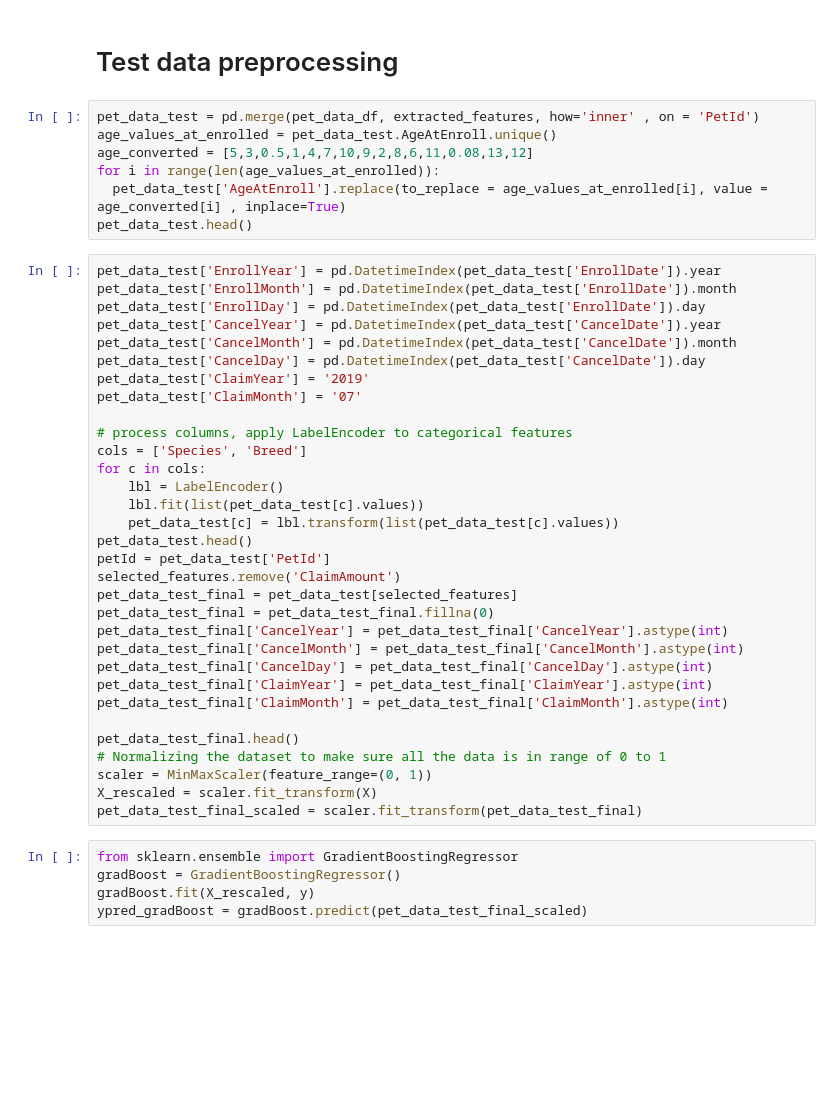
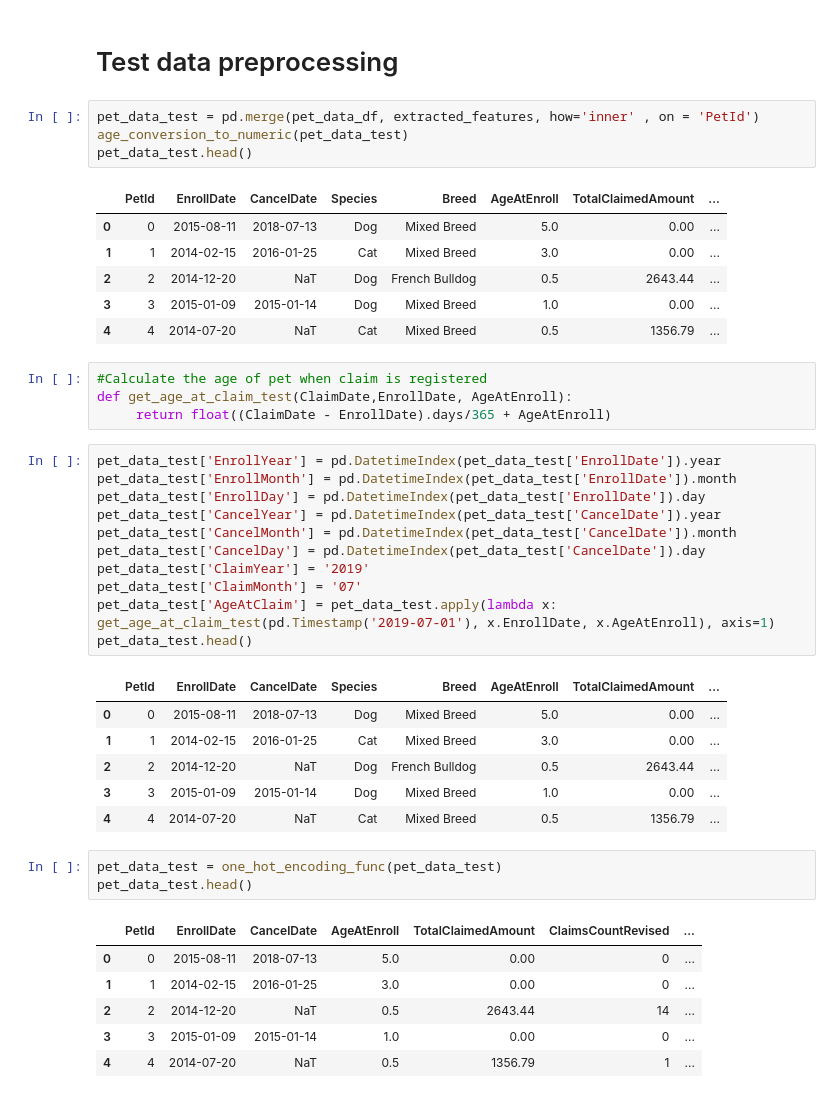
Before and after one commit to aptr288/Claim_prediction, a Jupyter notebook: Claim_Prediction_Codebase_Final.ipynb, the cells around one changed output. Drawn from its saved outputs; the diff is of its cells as text; blank space fills up the shorter version.

```diff
--- a/Claim_Prediction_Codebase_Final.ipynb
+++ b/Claim_Prediction_Codebase_Final.ipynb
@@ -511,12 +513,20 @@ print('Root Mean Squared Error:', np.sqrt(metrics.mean_squared_error(y_test, yde
 # %% [markdown]
 # Test data preprocessing
-# %%
-pet_data_test = pd.merge(pet_data_df, extracted_features, how='inner' , on = 'PetId')
-age_values_at_enrolled = pet_data_test.AgeAtEnroll.unique()
-age_converted = [5,3,0.5,1,4,7,10,9,2,8,6,11,0.08,13,12]
-for i in range(len(age_values_at_enrolled)):
-  pet_data_test['AgeAtEnroll'].replace(to_replace = age_values_at_enrolled[i], value = age_converted[i] , inplace=True)
-pet_data_test.head()
+# %%
+pet_data_test = pd.merge(pet_data_df, extracted_features, how='inner' , on = 'PetId')
+age_conversion_to_numeric(pet_data_test)
+pet_data_test.head()
+# %% [output]
+|  | PetId | EnrollDate | CancelDate | Species | Breed | AgeAtEnroll | TotalClaimedAmount | ... |
+| 0 | 0 | 2015-08-11 | 2018-07-13 | Dog | Mixed Breed | 5.0 | 0.00 | ... |
+| 1 | 1 | 2014-02-15 | 2016-01-25 | Cat | Mixed Breed | 3.0 | 0.00 | ... |
+| 2 | 2 | 2014-12-20 | NaT | Dog | French Bulldog | 0.5 | 2643.44 | ... |
+| 3 | 3 | 2015-01-09 | 2015-01-14 | Dog | Mixed Breed | 1.0 | 0.00 | ... |
+| 4 | 4 | 2014-07-20 | NaT | Cat | Mixed Breed | 0.5 | 1356.79 | ... |
+# %%
+#Calculate the age of pet when claim is registered
+def get_age_at_claim_test(ClaimDate,EnrollDate, AgeAtEnroll):
+     return float((ClaimDate - EnrollDate).days/365 + AgeAtEnroll)
 # %%
 pet_data_test['EnrollYear'] = pd.DatetimeIndex(pet_data_test['EnrollDate']).year
 pet_data_test['EnrollMonth'] = pd.DatetimeIndex(pet_data_test['EnrollDate']).month
@@ -526,31 +536,22 @@ pet_data_test['CancelMonth'] = pd.DatetimeIndex(pet_data_test['CancelDate']).mon
 pet_data_test['CancelDay'] = pd.DatetimeIndex(pet_data_test['CancelDate']).day
 pet_data_test['ClaimYear'] = '2019'
 pet_data_test['ClaimMonth'] = '07'
-
-# process columns, apply LabelEncoder to categorical features
-cols = ['Species', 'Breed']
-for c in cols:
-    lbl = LabelEncoder()
-    lbl.fit(list(pet_data_test[c].values))
-    pet_data_test[c] = lbl.transform(list(pet_data_test[c].values))
+pet_data_test['AgeAtClaim'] = pet_data_test.apply(lambda x: get_age_at_claim_test(pd.Timestamp('2019-07-01'), x.EnrollDate, x.AgeAtEnroll), axis=1)
 pet_data_test.head()
-petId = pet_data_test['PetId']
-selected_features.remove('ClaimAmount')
-pet_data_test_final = pet_data_test[selected_features]
-pet_data_test_final = pet_data_test_final.fillna(0)
-pet_data_test_final['CancelYear'] = pet_data_test_final['CancelYear'].astype(int)
-pet_data_test_final['CancelMonth'] = pet_data_test_final['CancelMonth'].astype(int)
-pet_data_test_final['CancelDay'] = pet_data_test_final['CancelDay'].astype(int)
-pet_data_test_final['ClaimYear'] = pet_data_test_final['ClaimYear'].astype(int)
-pet_data_test_final['ClaimMonth'] = pet_data_test_final['ClaimMonth'].astype(int)
-
-pet_data_test_final.head()
-# Normalizing the dataset to make sure all the data is in range of 0 to 1
-scaler = MinMaxScaler(feature_range=(0, 1))
-X_rescaled = scaler.fit_transform(X)
-pet_data_test_final_scaled = scaler.fit_transform(pet_data_test_final)
+# %% [output]
+|  | PetId | EnrollDate | CancelDate | Species | Breed | AgeAtEnroll | TotalClaimedAmount | ... |
+| 0 | 0 | 2015-08-11 | 2018-07-13 | Dog | Mixed Breed | 5.0 | 0.00 | ... |
+| 1 | 1 | 2014-02-15 | 2016-01-25 | Cat | Mixed Breed | 3.0 | 0.00 | ... |
+| 2 | 2 | 2014-12-20 | NaT | Dog | French Bulldog | 0.5 | 2643.44 | ... |
+| 3 | 3 | 2015-01-09 | 2015-01-14 | Dog | Mixed Breed | 1.0 | 0.00 | ... |
+| 4 | 4 | 2014-07-20 | NaT | Cat | Mixed Breed | 0.5 | 1356.79 | ... |
-# %%
-from sklearn.ensemble import GradientBoostingRegressor
-gradBoost = GradientBoostingRegressor()
-gradBoost.fit(X_rescaled, y)
-ypred_gradBoost = gradBoost.predict(pet_data_test_final_scaled)
+# %%
+pet_data_test = one_hot_encoding_func(pet_data_test)
+pet_data_test.head()
+# %% [output]
+|  | PetId | EnrollDate | CancelDate | AgeAtEnroll | TotalClaimedAmount | ClaimsCountRevised | ... |
+| 0 | 0 | 2015-08-11 | 2018-07-13 | 5.0 | 0.00 | 0 | ... |
+| 1 | 1 | 2014-02-15 | 2016-01-25 | 3.0 | 0.00 | 0 | ... |
+| 2 | 2 | 2014-12-20 | NaT | 0.5 | 2643.44 | 14 | ... |
+| 3 | 3 | 2015-01-09 | 2015-01-14 | 1.0 | 0.00 | 0 | ... |
+| 4 | 4 | 2014-07-20 | NaT | 0.5 | 1356.79 | 1 | ... |
```
Also changed, not shown: parts of 45 cells of this notebook.
